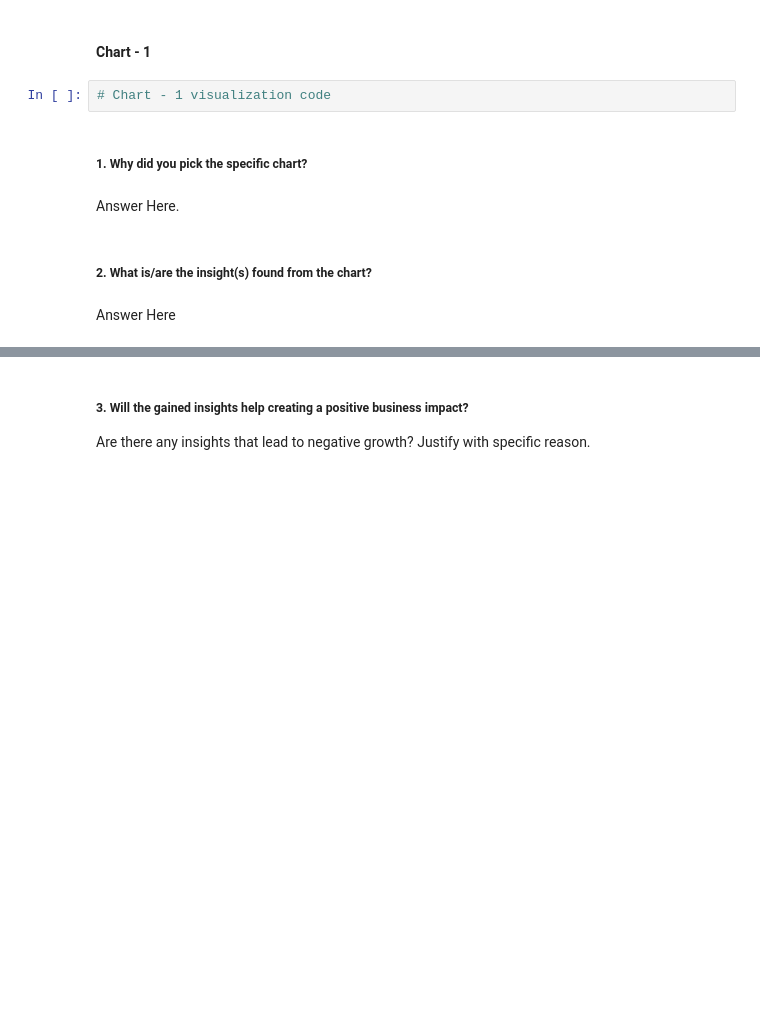
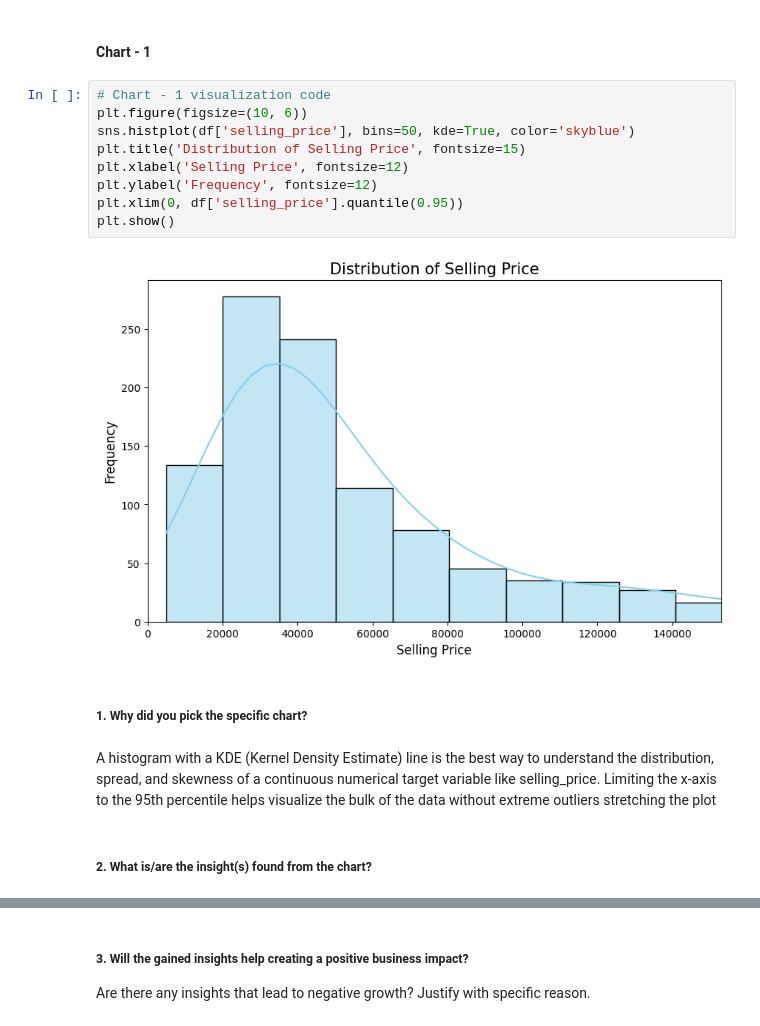
Before and after one commit to VishalChauhan85/Motorcycle-Dataset---ML, a Jupyter notebook: Motorcycle_Dataset_ML.ipynb, the cells around one changed output, grey strips where cells are left out. Saved outputs shown, nothing was run; the diff lists cells and outputs as text; blank space fills up the shorter version.

Commit message:
add Charts 1-5 for exploratory data analysis

```diff
--- a/Motorcycle_Dataset_ML.ipynb
+++ b/Motorcycle_Dataset_ML.ipynb
@@ -279,13 +279,20 @@ The bike_age variable will directly help us visualize how the age of the motorcy
 ## ***4. Data Vizualization, Storytelling & Experimenting with charts : Understand the relationships between variables***
 # %% [markdown]
 #### Chart - 1
-# %%
-# Chart - 1 visualization code
+# %%
+# Chart - 1 visualization code
+plt.figure(figsize=(10, 6))
+sns.histplot(df['selling_price'], bins=50, kde=True, color='skyblue')
+plt.title('Distribution of Selling Price', fontsize=15)
+plt.xlabel('Selling Price', fontsize=12)
+plt.ylabel('Frequency', fontsize=12)
+plt.xlim(0, df['selling_price'].quantile(0.95))
+plt.show()
+# %% [output]
+[figure, added]
 # %% [markdown]
 ##### 1. Why did you pick the specific chart?
-# %% [markdown]
-Answer Here.
+# %% [markdown]
+A histogram with a KDE (Kernel Density Estimate) line is the best way to understand the distribution, spread, and skewness of a continuous numerical target variable like selling_price. Limiting the x-axis to the 95th percentile helps visualize the bulk of the data without extreme outliers stretching the plot
 # %% [markdown]
 ##### 2. What is/are the insight(s) found from the chart?
-# %% [markdown]
-Answer Here
```
Also changed, not shown: parts of 37 cells of this notebook.
